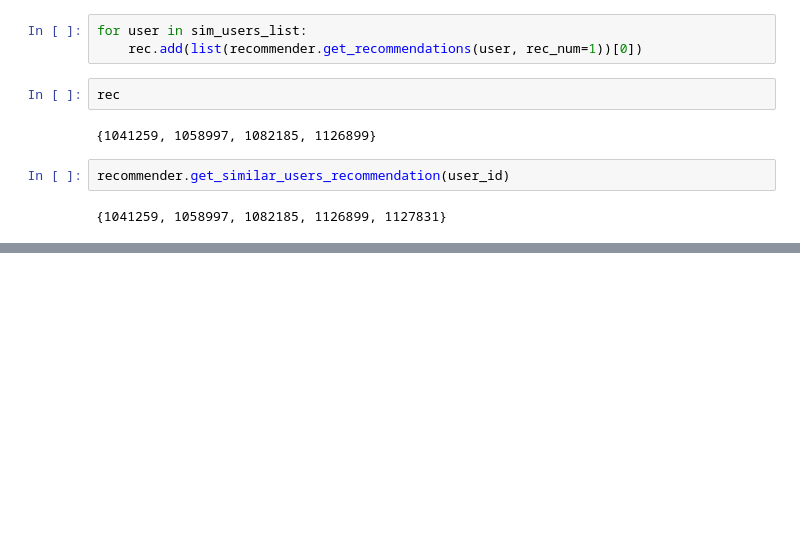
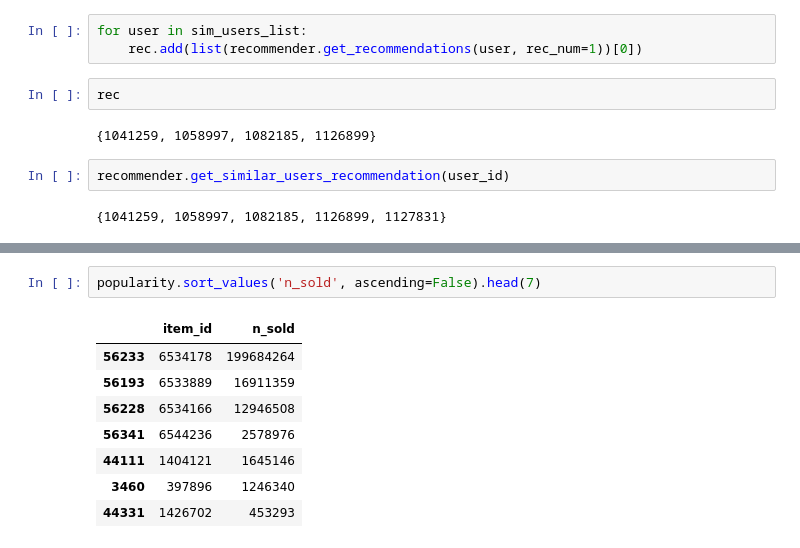
Before and after one commit to VitalyGladyshev/gb_rec_sys, a Jupyter notebook: rc_hw_04.ipynb, the cells around one changed output, grey strips where cells are left out. Drawn from its saved outputs; the diff is of its cells as text; blank space fills up the shorter version.

```diff
--- a/rc_hw_04.ipynb
+++ b/rc_hw_04.ipynb
@@ -120,0 +130,11 @@ recommender.get_similar_users_recommendation(user_id)
+# %%
+popularity.sort_values('n_sold', ascending=False).head(7)
+# %% [output]
+|  | item_id | n_sold |
+| 56233 | 6534178 | 199684264 |
+| 56193 | 6533889 | 16911359 |
+| 56228 | 6534166 | 12946508 |
+| 56341 | 6544236 | 2578976 |
+| 44111 | 1404121 | 1645146 |
+| 3460 | 397896 | 1246340 |
+| 44331 | 1426702 | 453293 |
```
Also changed, not shown: parts of 16 cells of this notebook.
